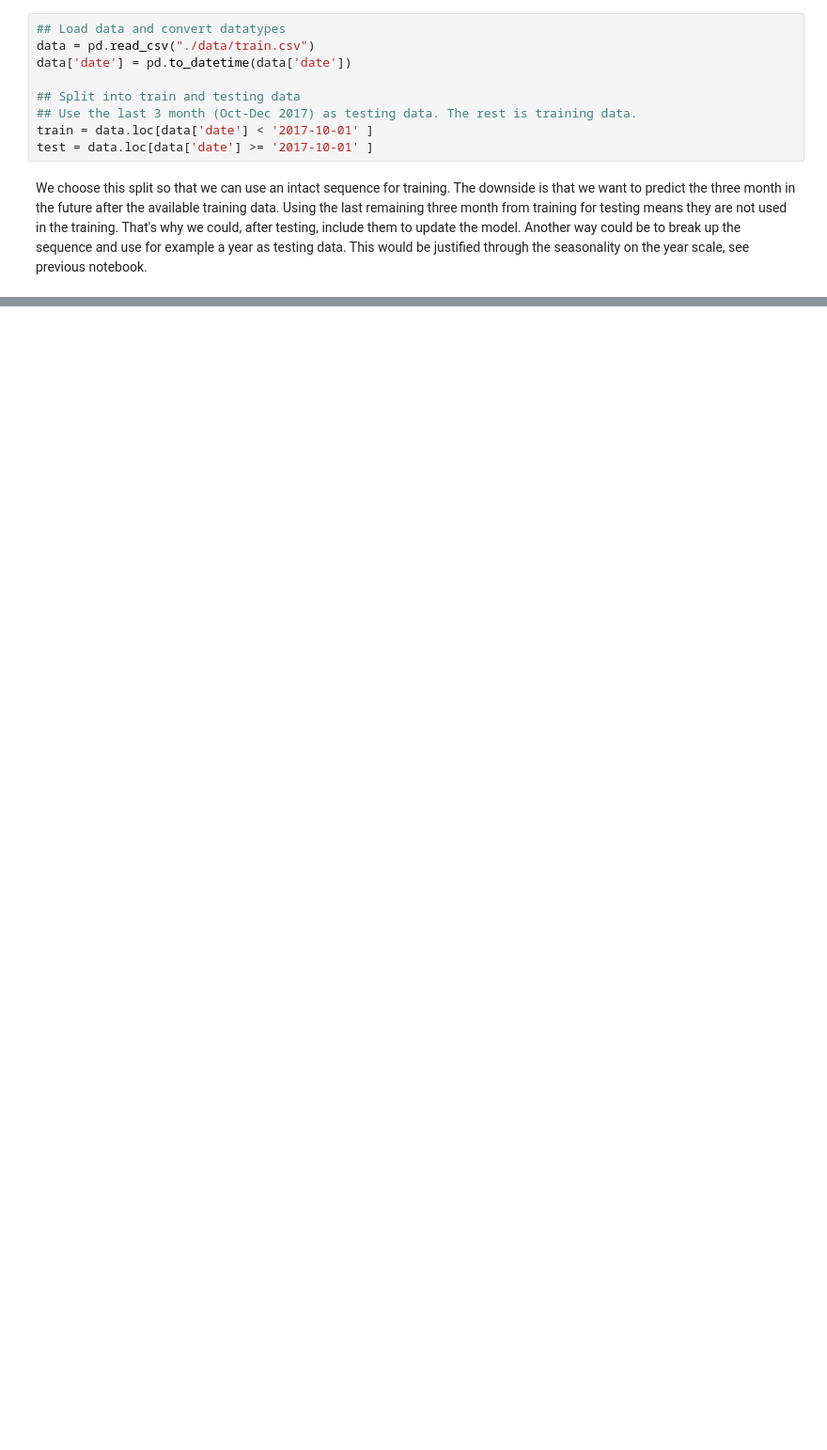
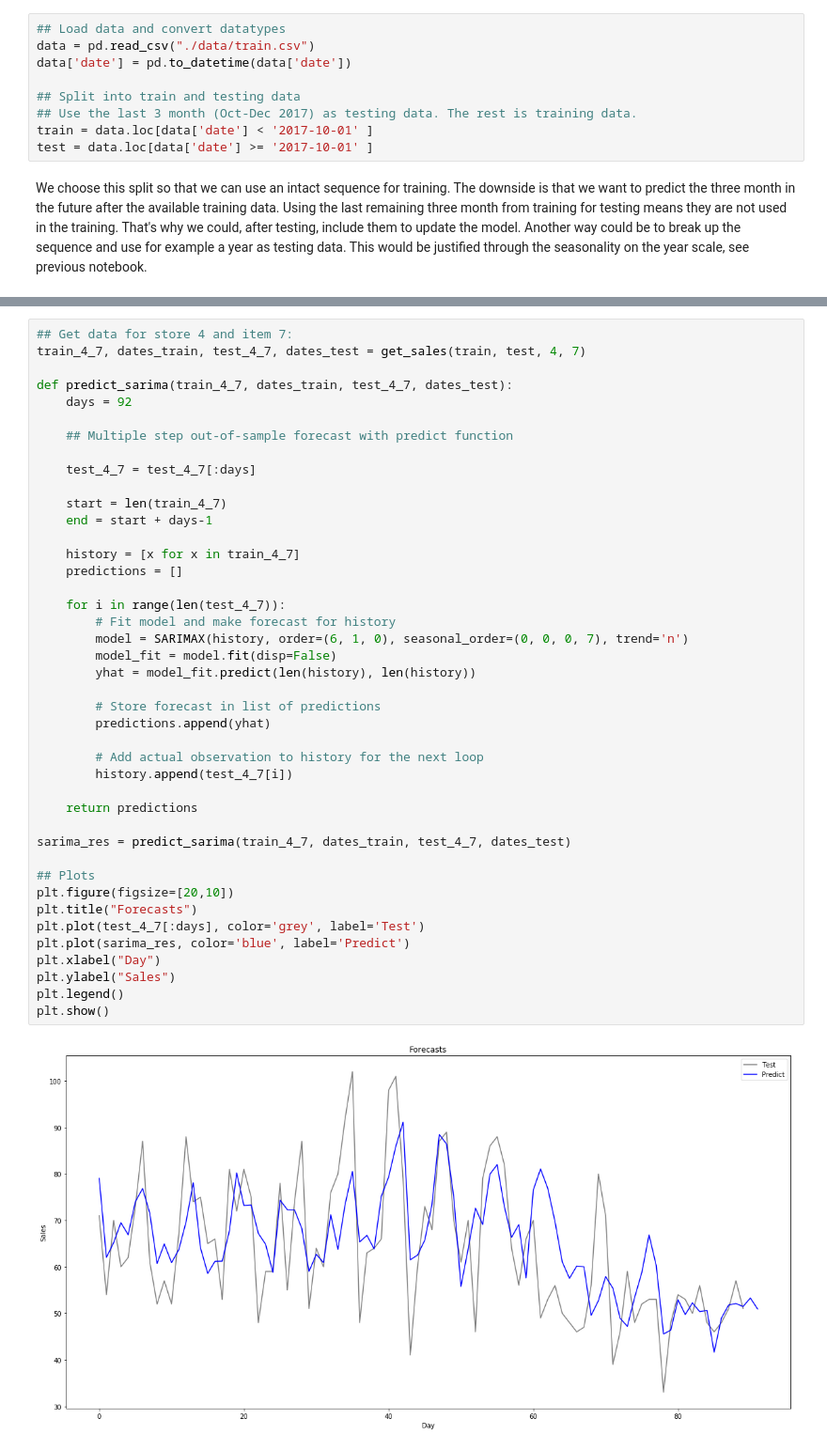
Before and after one commit to Dave-K1/Store_Item_Demand_Forcasting, a Jupyter notebook: 02_Statistical_Models.ipynb, the cells around one changed output, grey strips where cells are left out. Shown at 94% size. Saved outputs shown, nothing was run; the diff lists cells and outputs as text; blank space fills up the shorter version.

```diff
--- a/02_Statistical_Models.ipynb
+++ b/02_Statistical_Models.ipynb
@@ -210,0 +436,44 @@ Try: Long memory time series
+# %%
+## Get data for store 4 and item 7:
+train_4_7, dates_train, test_4_7, dates_test = get_sales(train, test, 4, 7)
+
+def predict_sarima(train_4_7, dates_train, test_4_7, dates_test):
+    days = 92
+
+    ## Multiple step out-of-sample forecast with predict function
+
+    test_4_7 = test_4_7[:days]
+
+    start = len(train_4_7)
+    end = start + days-1
+
+    history = [x for x in train_4_7]
+    predictions = []
+
+    for i in range(len(test_4_7)):
+        # Fit model and make forecast for history
+        model = SARIMAX(history, order=(6, 1, 0), seasonal_order=(0, 0, 0, 7), trend='n')
+        model_fit = model.fit(disp=False)
+        yhat = model_fit.predict(len(history), len(history))
+
+        # Store forecast in list of predictions
+        predictions.append(yhat)
+
+        # Add actual observation to history for the next loop
+        history.append(test_4_7[i])
+
+    return predictions
+
+sarima_res = predict_sarima(train_4_7, dates_train, test_4_7, dates_test)
+
+## Plots
+plt.figure(figsize=[20,10])
+plt.title("Forecasts")
+plt.plot(test_4_7[:days], color='grey', label='Test')
+plt.plot(sarima_res, color='blue', label='Predict')
+plt.xlabel("Day")
+plt.ylabel("Sales")
+plt.legend()
+plt.show()
+# %% [output]
+[figure, added]
```
Also changed, not shown: parts of 40 cells of this notebook.
